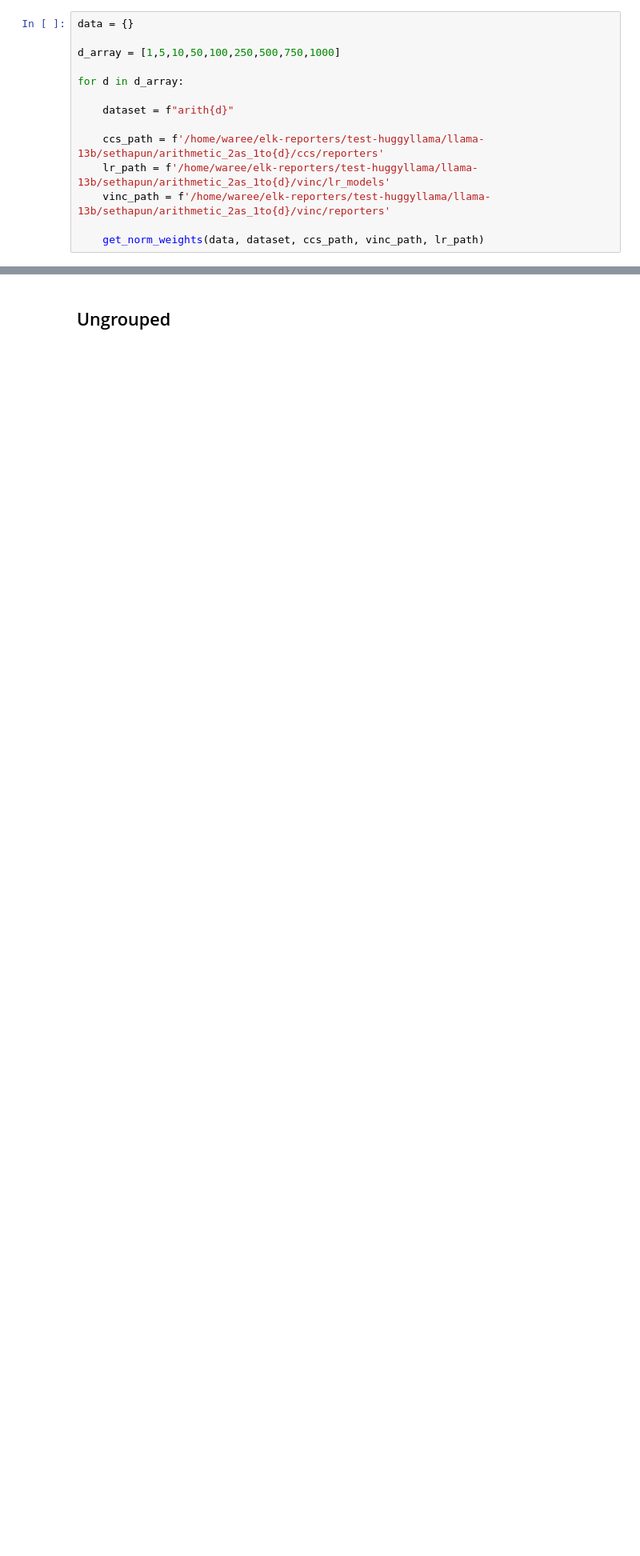
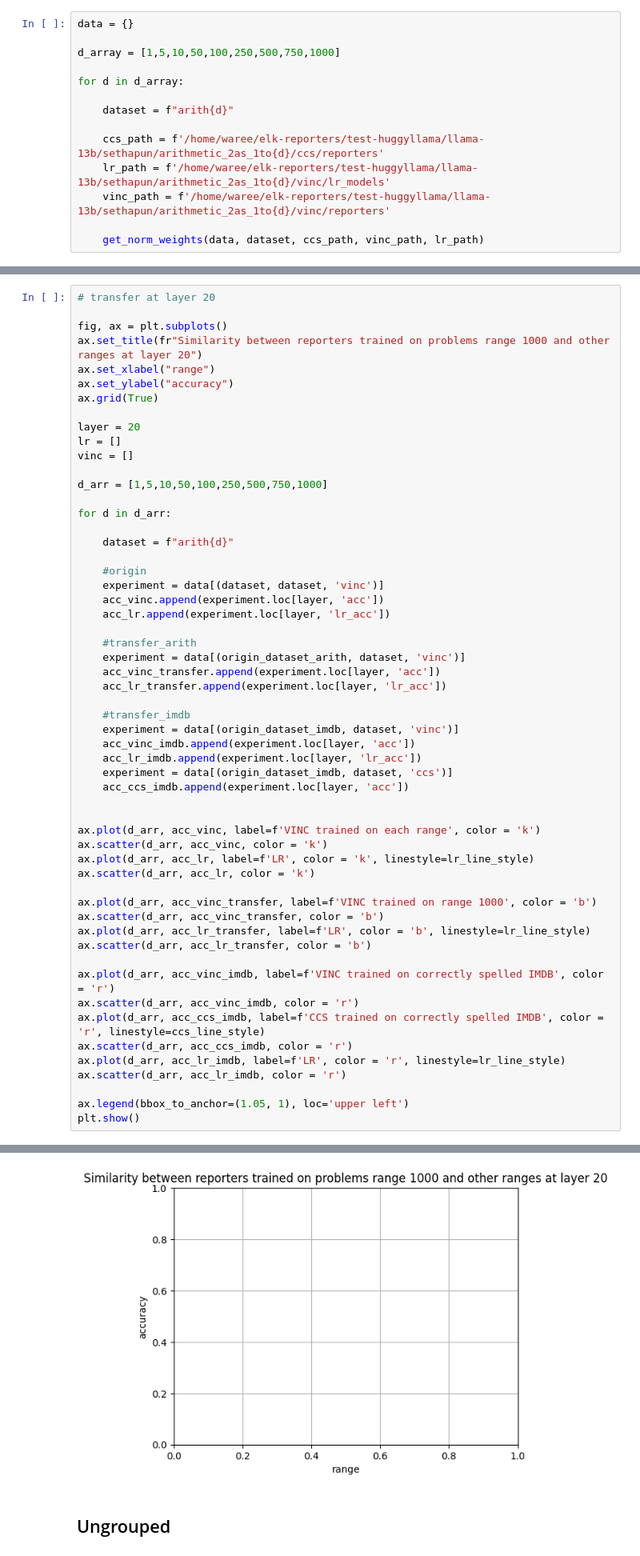
Before and after one commit to EleutherAI/elk, a Jupyter notebook: elk/results/arith_test_similarity.ipynb, the cells around one changed output, grey strips where cells are left out. Shown at 80% size. Saved outputs shown, nothing was run; the diff lists cells and outputs as text; blank space fills up the shorter version.

```diff
--- a/elk/results/arith_test_similarity.ipynb
+++ b/elk/results/arith_test_similarity.ipynb
@@ -203,0 +221,57 @@ KeyError: ('arith5', 'ccs-1-5')
+# %%
+# transfer at layer 20
+
+fig, ax = plt.subplots()
+ax.set_title(fr"Similarity between reporters trained on problems range 1000 and other ranges at layer 20")
+ax.set_xlabel("range")
+ax.set_ylabel("accuracy")
+ax.grid(True)
+
+layer = 20
+lr = []
+vinc = []
+
+d_arr = [1,5,10,50,100,250,500,750,1000]
+
+for d in d_arr:
+
+    dataset = f"arith{d}"
+
+    #origin
+    experiment = data[(dataset, dataset, 'vinc')]
+    acc_vinc.append(experiment.loc[layer, 'acc'])
+    acc_lr.append(experiment.loc[layer, 'lr_acc'])
+
+    #transfer_arith
+    experiment = data[(origin_dataset_arith, dataset, 'vinc')]
+    acc_vinc_transfer.append(experiment.loc[layer, 'acc'])
+    acc_lr_transfer.append(experiment.loc[layer, 'lr_acc'])
+
+    #transfer_imdb
+    experiment = data[(origin_dataset_imdb, dataset, 'vinc')]
+    acc_vinc_imdb.append(experiment.loc[layer, 'acc'])
+    acc_lr_imdb.append(experiment.loc[layer, 'lr_acc'])
+    experiment = data[(origin_dataset_imdb, dataset, 'ccs')]
+    acc_ccs_imdb.append(experiment.loc[layer, 'acc'])
+
+
+ax.plot(d_arr, acc_vinc, label=f'VINC trained on each range', color = 'k')
+ax.scatter(d_arr, acc_vinc, color = 'k')
+ax.plot(d_arr, acc_lr, label=f'LR', color = 'k', linestyle=lr_line_style)
+ax.scatter(d_arr, acc_lr, color = 'k')
+
+ax.plot(d_arr, acc_vinc_transfer, label=f'VINC trained on range 1000', color = 'b')
+ax.scatter(d_arr, acc_vinc_transfer, color = 'b')
+ax.plot(d_arr, acc_lr_transfer, label=f'LR', color = 'b', linestyle=lr_line_style)
+ax.scatter(d_arr, acc_lr_transfer, color = 'b')
+
+ax.plot(d_arr, acc_vinc_imdb, label=f'VINC trained on correctly spelled IMDB', color = 'r')
+ax.scatter(d_arr, acc_vinc_imdb, color = 'r')
+ax.plot(d_arr, acc_ccs_imdb, label=f'CCS trained on correctly spelled IMDB', color = 'r', linestyle=ccs_line_style)
+ax.scatter(d_arr, acc_ccs_imdb, color = 'r')
+ax.plot(d_arr, acc_lr_imdb, label=f'LR', color = 'r', linestyle=lr_line_style)
+ax.scatter(d_arr, acc_lr_imdb, color = 'r')
+
+ax.legend(bbox_to_anchor=(1.05, 1), loc='upper left')
+plt.show()
+# %% [output]
@@ -204,3 +279,4 @@ KeyError: ('arith5', 'ccs-1-5')
+[figure, added]
 # %% [markdown]
 ## Ungrouped
 # %%
```
Also changed, not shown: parts of 7 cells of this notebook, 2 other files.
